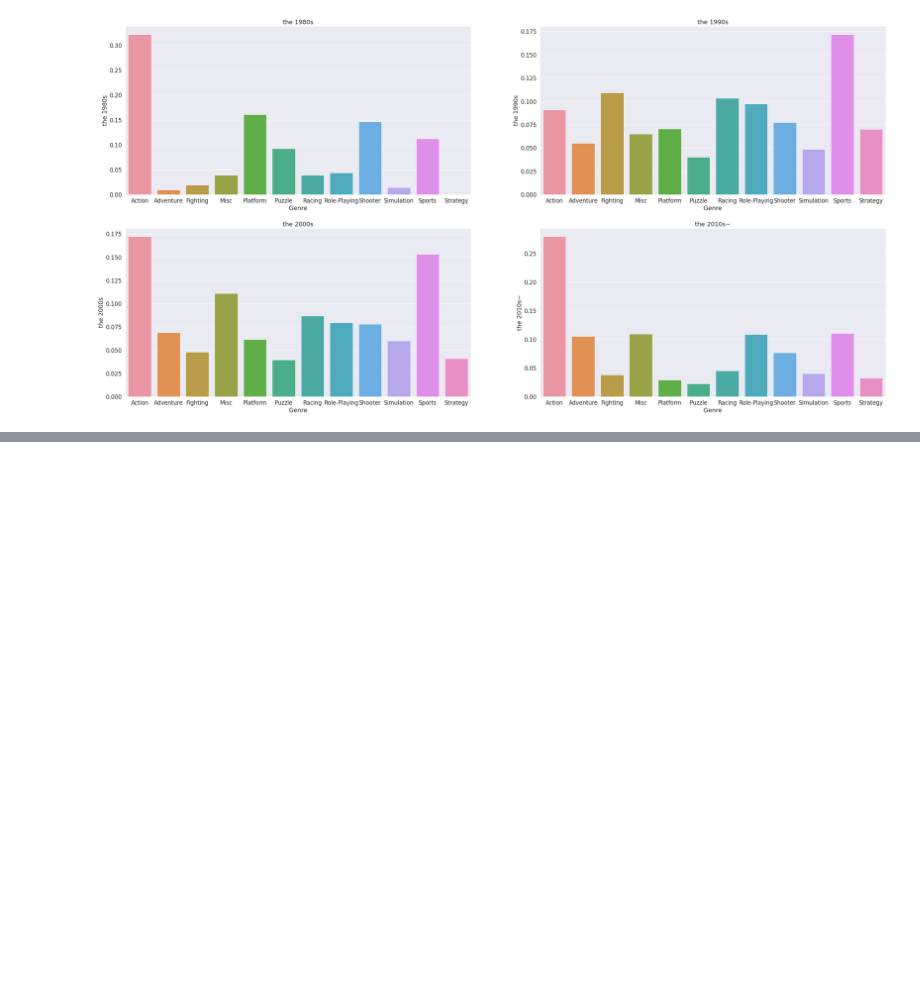
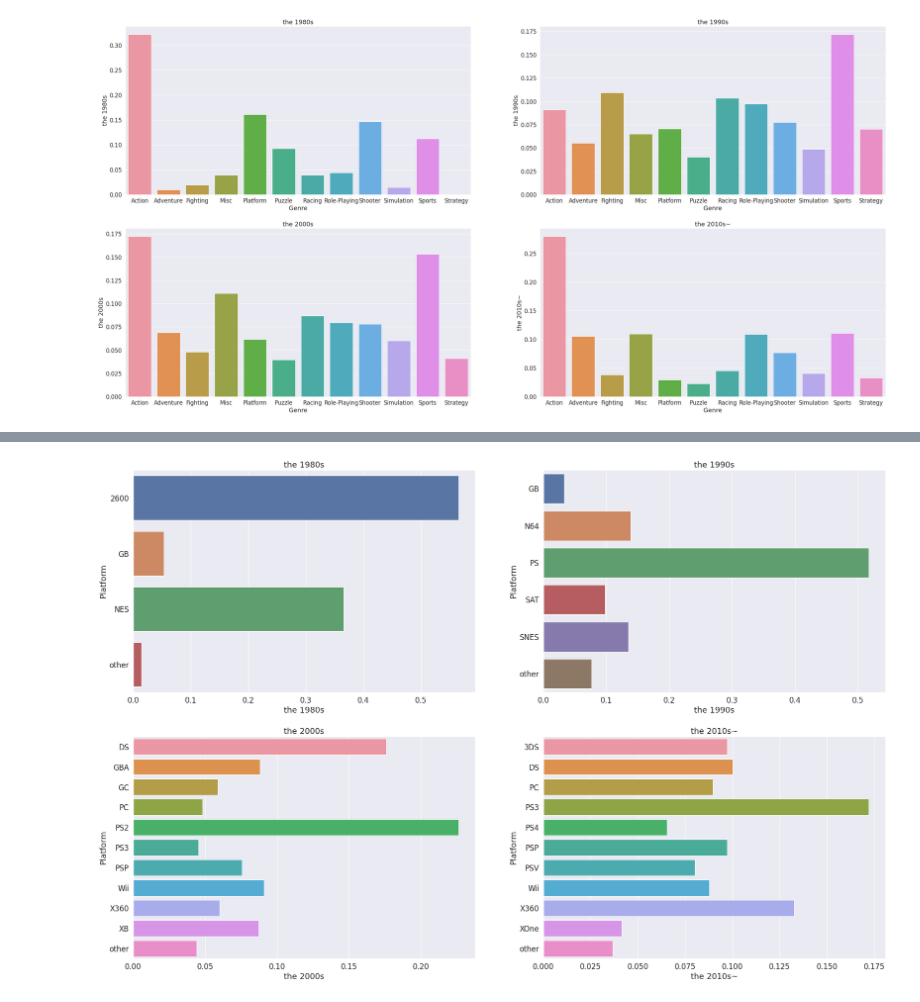
Before and after one commit to IlTACK-OH/Section1_project, a Jupyter notebook: Section1_project.ipynb, the cells around one changed output, grey strips where cells are left out. Saved outputs shown, nothing was run; the diff lists cells and outputs as text; code cells hidden in the pictures; blank space fills up the shorter version.

```diff
--- a/Section1_project.ipynb
+++ b/Section1_project.ipynb
@@ -615,0 +623,42 @@ plt.show
+# %%
+cat_df_plat = cat_df_plat['Platform'].groupby(cat_df_plat['Year']).value_counts(normalize=True).unstack()
+# %%
+cat_df_plat = cat_df_plat.fillna(0)
+# %%
+other = []
+for i in range(4):
+  other.append(1-cat_df_plat.iloc[i][cat_df_plat.iloc[i]>0.03].sum())
+# %%
+a1 = cat_df_plat.iloc[0][cat_df_plat.iloc[0]>0.03]
+a2 = cat_df_plat.iloc[1][cat_df_plat.iloc[1]>0.03]
+a3 = cat_df_plat.iloc[2][cat_df_plat.iloc[2]>0.03]
+a4 = cat_df_plat.iloc[3][cat_df_plat.iloc[3]>0.03]
+
+a1['other']=other[0]
+a2['other']=other[1]
+a3['other']=other[2]
+a4['other']=other[3]
+# %%
+fig = plt.figure(figsize=([30,20]))
+y_data = cat_df_plat.index
+sns.set(font_scale=1.5)
+
+fig.add_subplot(2,2,1)
+plt.title(y_data[0])
+sns.barplot(x=a1,y=a1.index,orient='h')
+
+fig.add_subplot(2,2,2)
+plt.title(y_data[1])
+sns.barplot(x=a2,y=a2.index,orient='h')
+
+fig.add_subplot(2,2,3)
+plt.title(y_data[2])
+sns.barplot(x=a3,y=a3.index,orient='h')
+
+fig.add_subplot(2,2,4)
+plt.title(y_data[3])
+sns.barplot(x=a4,y=a4.index,orient='h')
+
+plt.show()
+# %% [output]
+[figure, added]
```
Also changed, not shown: parts of 12 cells of this notebook.
